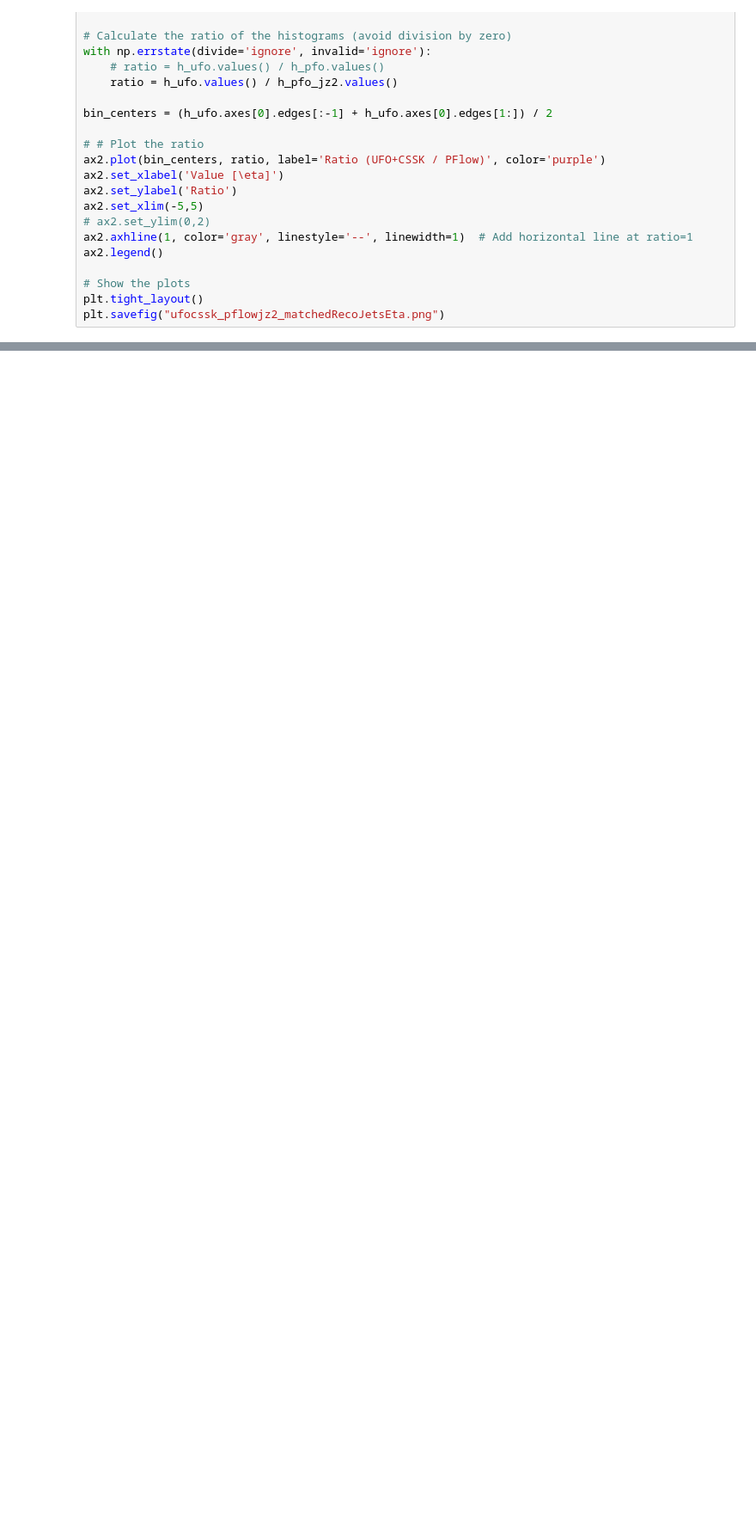
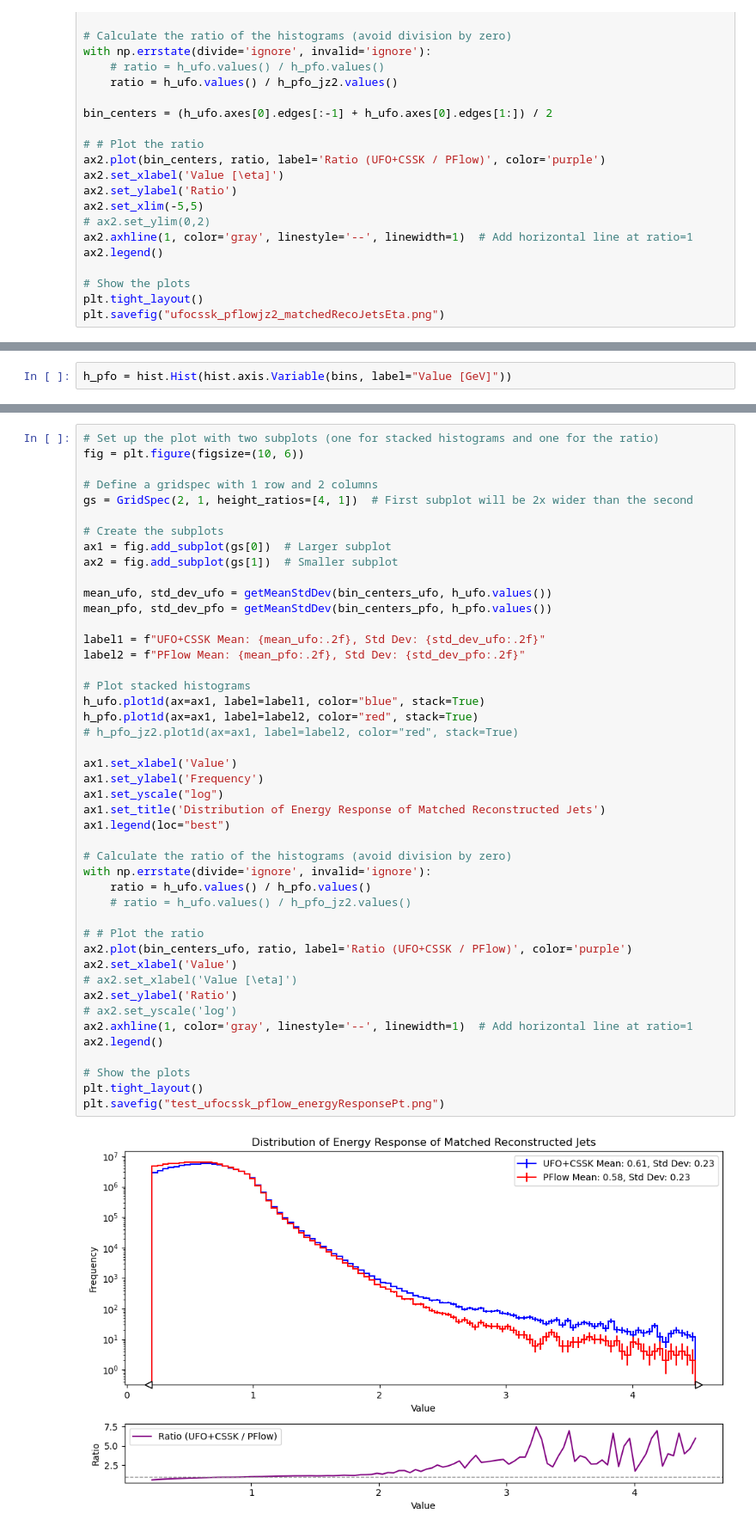
Before and after one commit to adzhPhy/atlas-jet-opt, a Jupyter notebook: test.ipynb, the cells around one changed output, grey strips where cells are left out. Shown: that part at 86% size. Drawn from its saved outputs; the diff is of its cells as text; blank space fills up the shorter version.

```diff
--- a/test.ipynb
+++ b/test.ipynb
@@ -369,0 +384,2 @@ plt.savefig("ufocssk_pflow_energyResponsePt.png")
+# %%
+h_pfo = hist.Hist(hist.axis.Variable(bins, label="Value [GeV]"))
@@ -369,0 +406,47 @@ plt.savefig("ufocssk_pflow_energyResponsePt.png")
+# %%
+# Set up the plot with two subplots (one for stacked histograms and one for the ratio)
+fig = plt.figure(figsize=(10, 6))
+
+# Define a gridspec with 1 row and 2 columns
+gs = GridSpec(2, 1, height_ratios=[4, 1])  # First subplot will be 2x wider than the second
+
+# Create the subplots
+ax1 = fig.add_subplot(gs[0])  # Larger subplot
+ax2 = fig.add_subplot(gs[1])  # Smaller subplot
+
+mean_ufo, std_dev_ufo = getMeanStdDev(bin_centers_ufo, h_ufo.values())
+mean_pfo, std_dev_pfo = getMeanStdDev(bin_centers_pfo, h_pfo.values())
+
+label1 = f"UFO+CSSK Mean: {mean_ufo:.2f}, Std Dev: {std_dev_ufo:.2f}"
+label2 = f"PFlow Mean: {mean_pfo:.2f}, Std Dev: {std_dev_pfo:.2f}"
+
+# Plot stacked histograms
+h_ufo.plot1d(ax=ax1, label=label1, color="blue", stack=True)
+h_pfo.plot1d(ax=ax1, label=label2, color="red", stack=True)
+# h_pfo_jz2.plot1d(ax=ax1, label=label2, color="red", stack=True)
+
+ax1.set_xlabel('Value')
+ax1.set_ylabel('Frequency')
+ax1.set_yscale("log")
+ax1.set_title('Distribution of Energy Response of Matched Reconstructed Jets')
+ax1.legend(loc="best")
+
+# Calculate the ratio of the histograms (avoid division by zero)
+with np.errstate(divide='ignore', invalid='ignore'):
+    ratio = h_ufo.values() / h_pfo.values()
+    # ratio = h_ufo.values() / h_pfo_jz2.values()
+
+# # Plot the ratio
+ax2.plot(bin_centers_ufo, ratio, label='Ratio (UFO+CSSK / PFlow)', color='purple')
+ax2.set_xlabel('Value')
+# ax2.set_xlabel('Value [\eta]')
+ax2.set_ylabel('Ratio')
+# ax2.set_yscale('log')
+ax2.axhline(1, color='gray', linestyle='--', linewidth=1)  # Add horizontal line at ratio=1
+ax2.legend()
+
+# Show the plots
+plt.tight_layout()
+plt.savefig("test_ufocssk_pflow_energyResponsePt.png")
+# %% [output]
+[figure, added]
```
Also changed, not shown: parts of 2 cells of this notebook, 1 other file.
